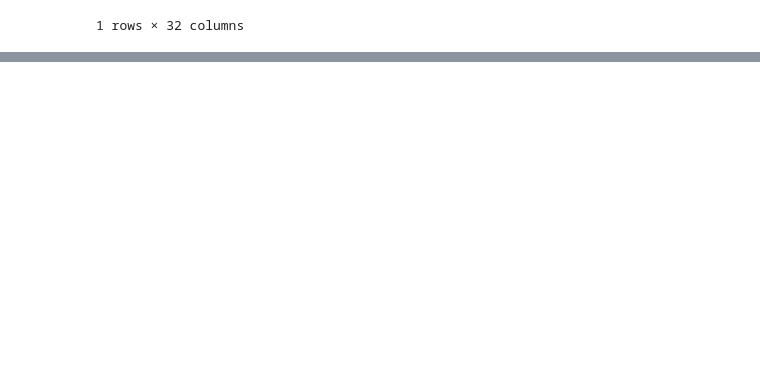
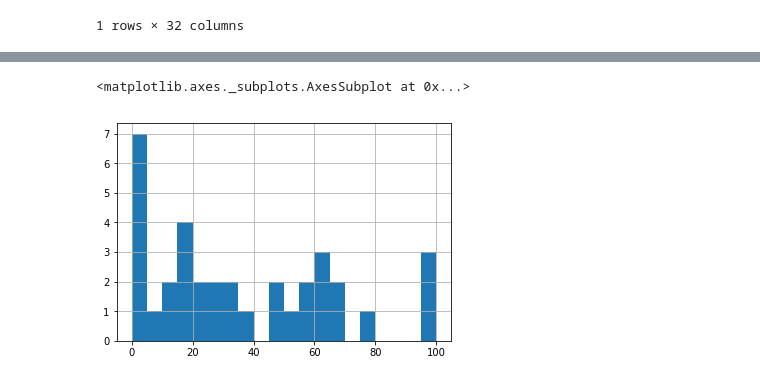
Before and after one commit to Cjcarlevato/data-question-4-affordable-housing-green-dogs, a Jupyter notebook: DQ4_Michael.ipynb, the cells around one changed output, grey strips where cells are left out. Drawn from its saved outputs; the diff is of its cells as text; code cells hidden in the pictures; blank space fills up the shorter version.

Commit message:
by district analysis

```diff
--- a/DQ4_Michael.ipynb
+++ b/DQ4_Michael.ipynb
@@ -813,0 +1070,12 @@ census_2016.loc[census_2016['GEO.id2'].str.contains('37019200')]
+# %%
+aff_per_district['New_Affordable_SF'] = aff_per_district['Council District'].apply(count_affordable)
+aff_per_district['New_SF'] = aff_per_district['Council District'].apply(count_new)
+aff_per_district['Pct_New_Affordable_SF'] = 100 * aff_per_district.New_Affordable_SF / aff_per_district.New_SF
+# %%
+aff_per_district['New_Multi'] = aff_per_district['Council District'].apply(count_multi)
+# %%
+aff_per_district['Demo_SF'] = aff_per_district['Council District'].apply(count_demo_sf)
+aff_per_district['Demo_Affordable_SF'] = aff_per_district['Council District'].apply(lambda x: demo_sf.loc[(demo_sf.Mortgage_Per_Year_2017 < 68000*.6*.3) & (demo_sf['Council District'] == x)].shape[0])
+aff_per_district['Demo_Multi'] = aff_per_district['Council District'].apply(lambda x: demo_multi.loc[(demo_multi['Council Dist'] == x)].shape[0])
+# %%
+aff_per_district['Pct_Affordable_Demo'] = 100 * aff_per_district.Demo_Affordable_SF / aff_per_district.Demo_SF
@@ -813,0 +1096,5 @@ census_2016.loc[census_2016['GEO.id2'].str.contains('37019200')]
+# %%
+aff_per_district.Pct_New_Affordable_SF.hist(bins = 20)
+# %% [output]
+<matplotlib.axes._subplots.AxesSubplot at 0x...>
+[figure, added]
```
Also changed, not shown: parts of 89 cells of this notebook.
